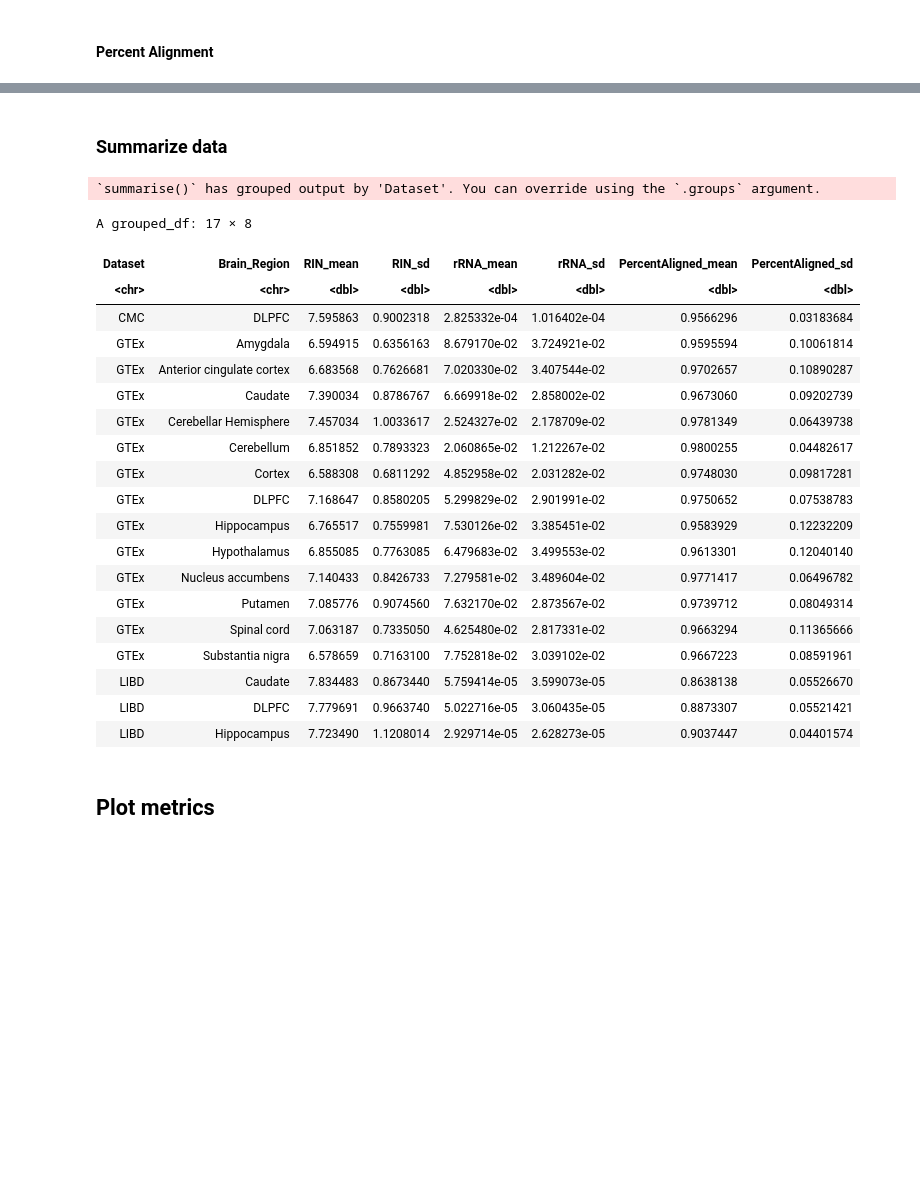
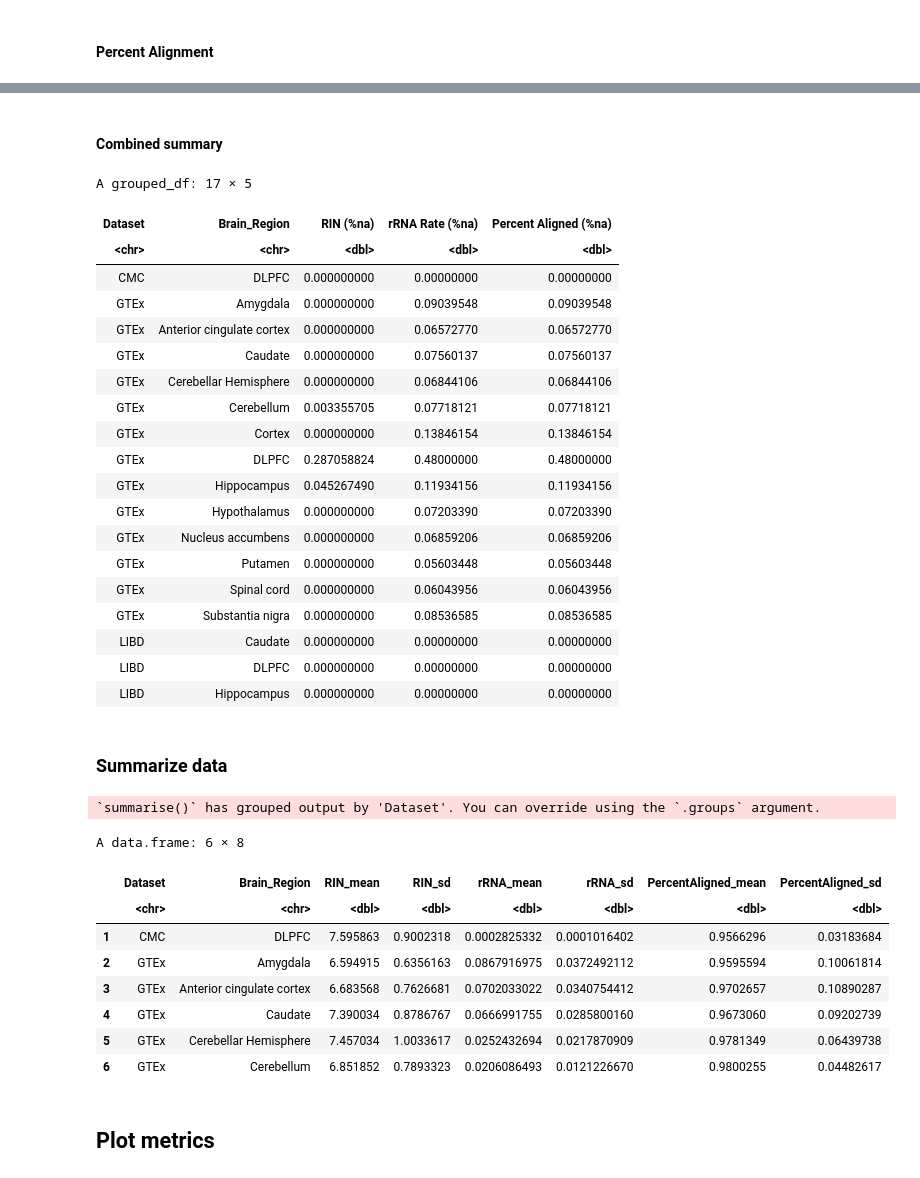
Before and after one commit to LieberInstitute/BrainSeqPhase3Caudate, a Jupyter notebook: quality_control/public_data_comparison/_h/main.ipynb, the cells around one changed output, grey strips where cells are left out. Saved outputs shown, nothing was run; the diff lists cells and outputs as text; code cells hidden in the pictures; blank space fills up the shorter version.

Commit message:
edit to output a csv file for summary

```diff
--- a/quality_control/public_data_comparison/_h/main.ipynb
+++ b/quality_control/public_data_comparison/_h/main.ipynb
@@ -240,33 +198,53 @@ A grouped_df: 17 × 4
+# %% [markdown]
+#### Combined summary
+# %%
+tbl = rin %>% select(-c(`FALSE`, `TRUE`)) %>%
+    inner_join(select(rrna, -c(`FALSE`, `TRUE`)), by=c("Dataset", "Brain_Region")) %>%
+    inner_join(select(palign, -c(`FALSE`, `TRUE`)), by=c("Dataset", "Brain_Region"))
+tbl %>% as.data.frame %>% data.table::fwrite("qc_metric_NAs_libd_gtex_cmc.csv")
+tbl
+# %% [output]
+A grouped_df: 17 × 5
+| Dataset | Brain_Region | RIN (%na) | rRNA Rate (%na) | Percent Aligned (%na) |
+| <chr> | <chr> | <dbl> | <dbl> | <dbl> |
+| CMC | DLPFC | 0.000000000 | 0.00000000 | 0.00000000 |
+| GTEx | Amygdala | 0.000000000 | 0.09039548 | 0.09039548 |
+| GTEx | Anterior cingulate cortex | 0.000000000 | 0.06572770 | 0.06572770 |
+| GTEx | Caudate | 0.000000000 | 0.07560137 | 0.07560137 |
+| GTEx | Cerebellar Hemisphere | 0.000000000 | 0.06844106 | 0.06844106 |
+| GTEx | Cerebellum | 0.003355705 | 0.07718121 | 0.07718121 |
+| GTEx | Cortex | 0.000000000 | 0.13846154 | 0.13846154 |
+| GTEx | DLPFC | 0.287058824 | 0.48000000 | 0.48000000 |
+| GTEx | Hippocampus | 0.045267490 | 0.11934156 | 0.11934156 |
+| GTEx | Hypothalamus | 0.000000000 | 0.07203390 | 0.07203390 |
+| GTEx | Nucleus accumbens | 0.000000000 | 0.06859206 | 0.06859206 |
+| GTEx | Putamen | 0.000000000 | 0.05603448 | 0.05603448 |
+| GTEx | Spinal cord | 0.000000000 | 0.06043956 | 0.06043956 |
+| GTEx | Substantia nigra | 0.000000000 | 0.08536585 | 0.08536585 |
+| LIBD | Caudate | 0.000000000 | 0.00000000 | 0.00000000 |
+| LIBD | DLPFC | 0.000000000 | 0.00000000 | 0.00000000 |
+| LIBD | Hippocampus | 0.000000000 | 0.00000000 | 0.00000000 |
 # %% [markdown]
 ### Summarize data
 # %%
-df %>% group_by(Dataset, Brain_Region) %>%
+tbl = df %>% group_by(Dataset, Brain_Region) %>%
     summarise(RIN_mean=mean(RIN, na.rm=TRUE), RIN_sd=sd(RIN, na.rm=TRUE),
               rRNA_mean=mean(rRNA_Rate, na.rm=TRUE), rRNA_sd=sd(rRNA_Rate, na.rm=TRUE),
               PercentAligned_mean=mean(Percent_Aligned, na.rm=TRUE),
               PercentAligned_sd=sd(Percent_Aligned, na.rm=TRUE))
+tbl %>% as.data.frame %>% data.table::fwrite("qc_metric_summary_libd_gtex_cmc.csv")
+tbl
 # %% [output]
 `summarise()` has grouped output by 'Dataset'. You can override using the `.groups` argument.
-A grouped_df: 17 × 8
+A data.frame: 6 × 8
-| Dataset | Brain_Region | RIN_mean | RIN_sd | rRNA_mean | rRNA_sd | PercentAligned_mean | PercentAligned_sd |
-| <chr> | <chr> | <dbl> | <dbl> | <dbl> | <dbl> | <dbl> | <dbl> |
-| CMC | DLPFC | 7.595863 | 0.9002318 | 2.825332e-04 | 1.016402e-04 | 0.9566296 | 0.03183684 |
-| GTEx | Amygdala | 6.594915 | 0.6356163 | 8.679170e-02 | 3.724921e-02 | 0.9595594 | 0.10061814 |
-| GTEx | Anterior cingulate cortex | 6.683568 | 0.7626681 | 7.020330e-02 | 3.407544e-02 | 0.9702657 | 0.10890287 |
-| GTEx | Caudate | 7.390034 | 0.8786767 | 6.669918e-02 | 2.858002e-02 | 0.9673060 | 0.09202739 |
-| GTEx | Cerebellar Hemisphere | 7.457034 | 1.0033617 | 2.524327e-02 | 2.178709e-02 | 0.9781349 | 0.06439738 |
-| GTEx | Cerebellum | 6.851852 | 0.7893323 | 2.060865e-02 | 1.212267e-02 | 0.9800255 | 0.04482617 |
-| GTEx | Cortex | 6.588308 | 0.6811292 | 4.852958e-02 | 2.031282e-02 | 0.9748030 | 0.09817281 |
-| GTEx | DLPFC | 7.168647 | 0.8580205 | 5.299829e-02 | 2.901991e-02 | 0.9750652 | 0.07538783 |
-| GTEx | Hippocampus | 6.765517 | 0.7559981 | 7.530126e-02 | 3.385451e-02 | 0.9583929 | 0.12232209 |
-| GTEx | Hypothalamus | 6.855085 | 0.7763085 | 6.479683e-02 | 3.499553e-02 | 0.9613301 | 0.12040140 |
-| GTEx | Nucleus accumbens | 7.140433 | 0.8426733 | 7.279581e-02 | 3.489604e-02 | 0.9771417 | 0.06496782 |
-| GTEx | Putamen | 7.085776 | 0.9074560 | 7.632170e-02 | 2.873567e-02 | 0.9739712 | 0.08049314 |
-| GTEx | Spinal cord | 7.063187 | 0.7335050 | 4.625480e-02 | 2.817331e-02 | 0.9663294 | 0.11365666 |
-| GTEx | Substantia nigra | 6.578659 | 0.7163100 | 7.752818e-02 | 3.039102e-02 | 0.9667223 | 0.08591961 |
-| LIBD | Caudate | 7.834483 | 0.8673440 | 5.759414e-05 | 3.599073e-05 | 0.8638138 | 0.05526670 |
-| LIBD | DLPFC | 7.779691 | 0.9663740 | 5.022716e-05 | 3.060435e-05 | 0.8873307 | 0.05521421 |
-| LIBD | Hippocampus | 7.723490 | 1.1208014 | 2.929714e-05 | 2.628273e-05 | 0.9037447 | 0.04401574 |
+|  | Dataset | Brain_Region | RIN_mean | RIN_sd | rRNA_mean | rRNA_sd | PercentAligned_mean | PercentAligned_sd |
+|  | <chr> | <chr> | <dbl> | <dbl> | <dbl> | <dbl> | <dbl> | <dbl> |
+| 1 | CMC | DLPFC | 7.595863 | 0.9002318 | 0.0002825332 | 0.0001016402 | 0.9566296 | 0.03183684 |
+| 2 | GTEx | Amygdala | 6.594915 | 0.6356163 | 0.0867916975 | 0.0372492112 | 0.9595594 | 0.10061814 |
+| 3 | GTEx | Anterior cingulate cortex | 6.683568 | 0.7626681 | 0.0702033022 | 0.0340754412 | 0.9702657 | 0.10890287 |
+| 4 | GTEx | Caudate | 7.390034 | 0.8786767 | 0.0666991755 | 0.0285800160 | 0.9673060 | 0.09202739 |
+| 5 | GTEx | Cerebellar Hemisphere | 7.457034 | 1.0033617 | 0.0252432694 | 0.0217870909 | 0.9781349 | 0.06439738 |
+| 6 | GTEx | Cerebellum | 6.851852 | 0.7893323 | 0.0206086493 | 0.0121226670 | 0.9800255 | 0.04482617 |
 # %% [markdown]
 ## Plot metrics
 # %%
```
Also changed, not shown: parts of 3 cells of this notebook.
